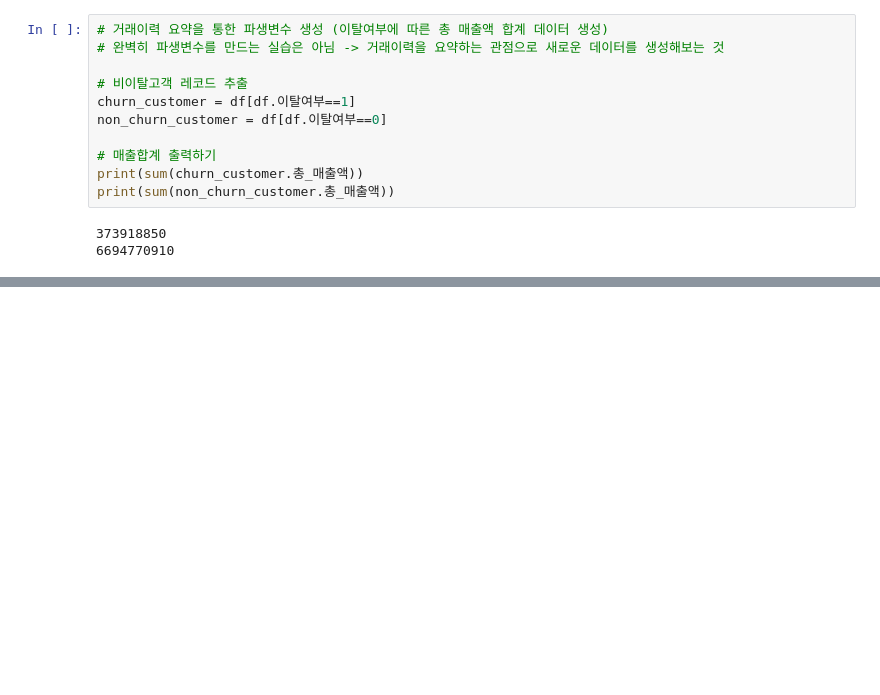
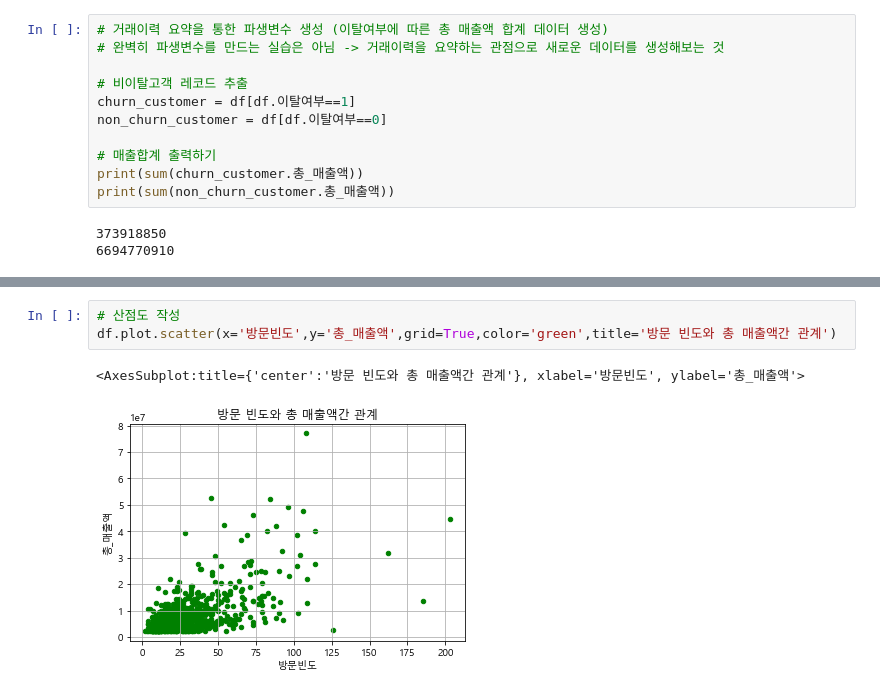
Before and after one commit to starfishkenny/Python, a Jupyter notebook: 20210328_Statistics for Marketing(2).ipynb, the cells around one changed output, grey strips where cells are left out. Saved outputs shown, nothing was run; the diff lists cells and outputs as text; blank space fills up the shorter version.

```diff
--- a/20210328_Statistics for Marketing(2).ipynb
+++ b/20210328_Statistics for Marketing(2).ipynb
@@ -205,0 +243,6 @@ print(sum(non_churn_customer.총_매출액))
+# %%
+# 산점도 작성
+df.plot.scatter(x='방문빈도',y='총_매출액',grid=True,color='green',title='방문 빈도와 총 매출액간 관계')
+# %% [output]
+<AxesSubplot:title={'center':'방문 빈도와 총 매출액간 관계'}, xlabel='방문빈도', ylabel='총_매출액'>
+[figure, added]
```
Also changed, not shown: parts of 5 cells of this notebook.
